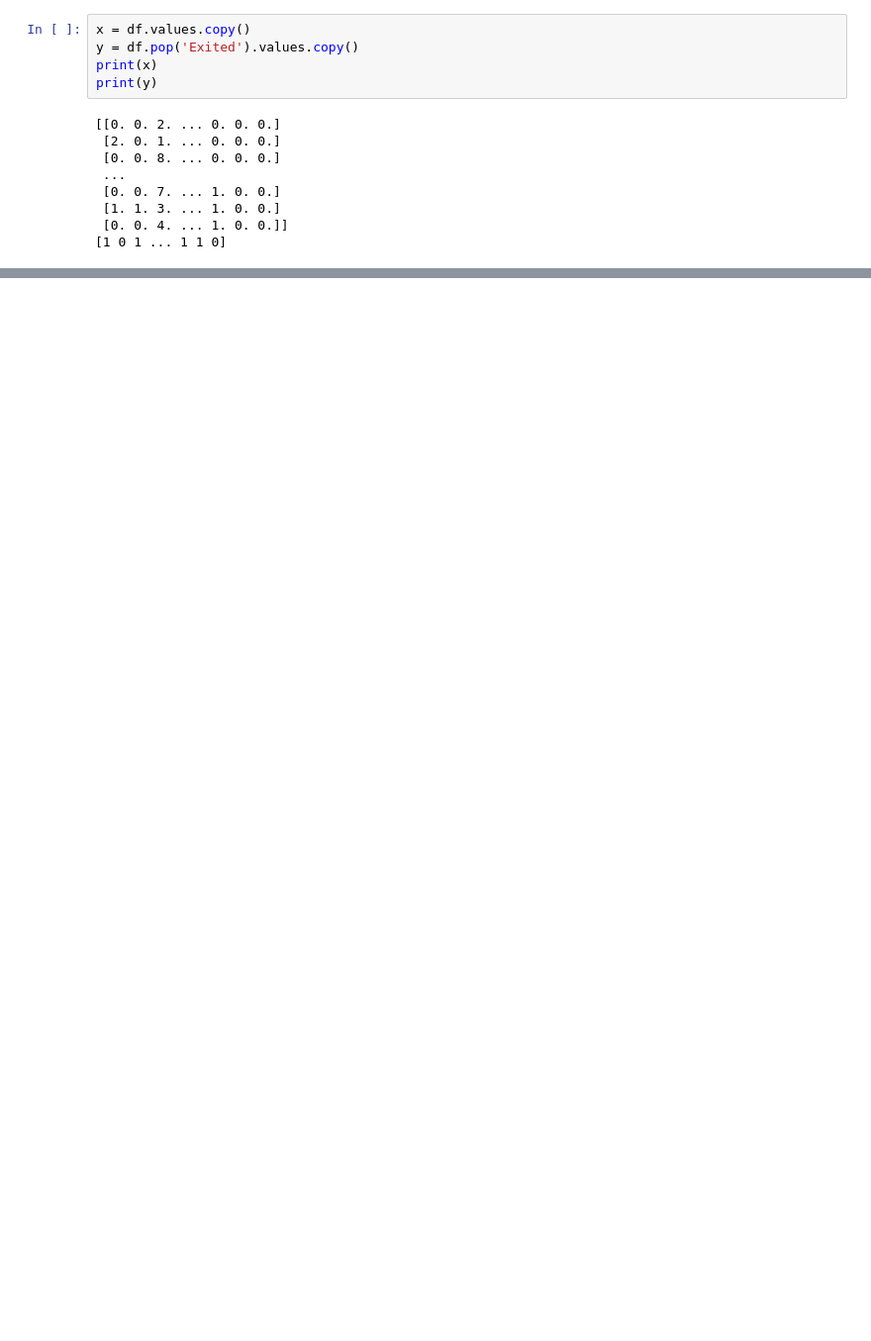
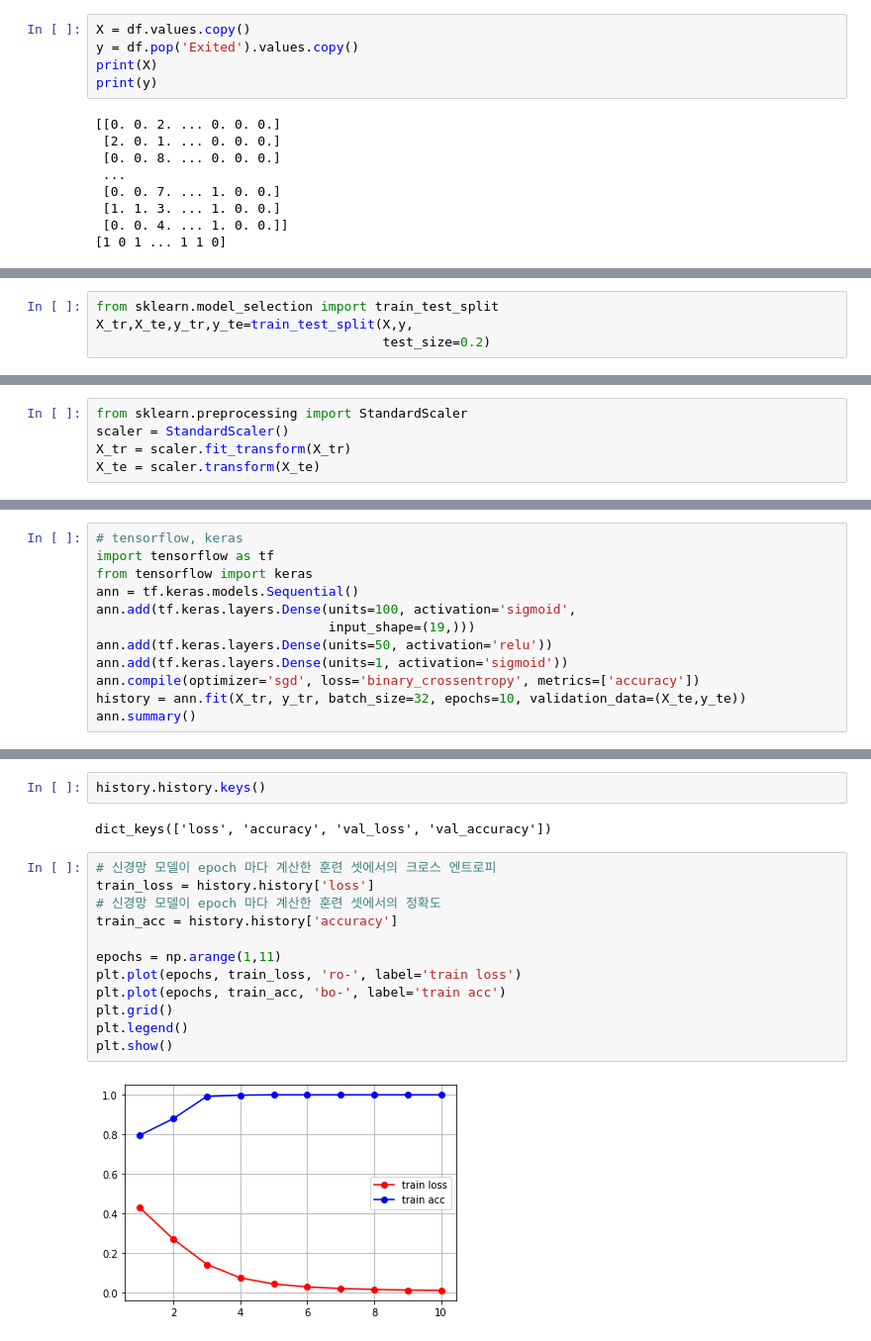
Before and after one commit to joungminhee/Project, a Jupyter notebook: churn_modeling.ipynb, the cells around one changed output, grey strips where cells are left out. Shown: that part at 99% size. Drawn from its saved outputs; the diff is of its cells as text; blank space fills up the shorter version.

```diff
--- a/churn_modeling.ipynb
+++ b/churn_modeling.ipynb
@@ -399,9 +399,9 @@ df.head()
 # %% [markdown]
 ## 종속변수 생성
 # %%
-x = df.values.copy()
+X = df.values.copy()
 y = df.pop('Exited').values.copy()
-print(x)
+print(X)
 print(y)
 # %% [output]
 [[0. 0. 2. ... 0. 0. 0.]
@@ -414,0 +417,4 @@ print(y)
+# %%
+from sklearn.model_selection import train_test_split
+X_tr,X_te,y_tr,y_te=train_test_split(X,y,
+                                     test_size=0.2)
@@ -414,0 +427,5 @@ print(y)
+# %%
+from sklearn.preprocessing import StandardScaler
+scaler = StandardScaler()
+X_tr = scaler.fit_transform(X_tr)
+X_te = scaler.transform(X_te)
@@ -420,0 +450,12 @@ pipe =
+# %%
+# tensorflow, keras
+import tensorflow as tf
+from tensorflow import keras
+ann = tf.keras.models.Sequential()
+ann.add(tf.keras.layers.Dense(units=100, activation='sigmoid',
+                              input_shape=(19,)))
+ann.add(tf.keras.layers.Dense(units=50, activation='relu'))
+ann.add(tf.keras.layers.Dense(units=1, activation='sigmoid'))
+ann.compile(optimizer='sgd', loss='binary_crossentropy', metrics=['accuracy'])
+history = ann.fit(X_tr, y_tr, batch_size=32, epochs=10, validation_data=(X_te,y_te))
+ann.summary()
@@ -420,0 +480,18 @@ pipe =
+# %%
+history.history.keys()
+# %% [output]
+dict_keys(['loss', 'accuracy', 'val_loss', 'val_accuracy'])
+# %%
+# 신경망 모델이 epoch 마다 계산한 훈련 셋에서의 크로스 엔트로피
+train_loss = history.history['loss']
+# 신경망 모델이 epoch 마다 계산한 훈련 셋에서의 정확도
+train_acc = history.history['accuracy']
+
+epochs = np.arange(1,11)
+plt.plot(epochs, train_loss, 'ro-', label='train loss')
+plt.plot(epochs, train_acc, 'bo-', label='train acc')
+plt.grid()
+plt.legend()
+plt.show()
+# %% [output]
+[figure, added]
```
Also changed, not shown: parts of 11 cells of this notebook.
